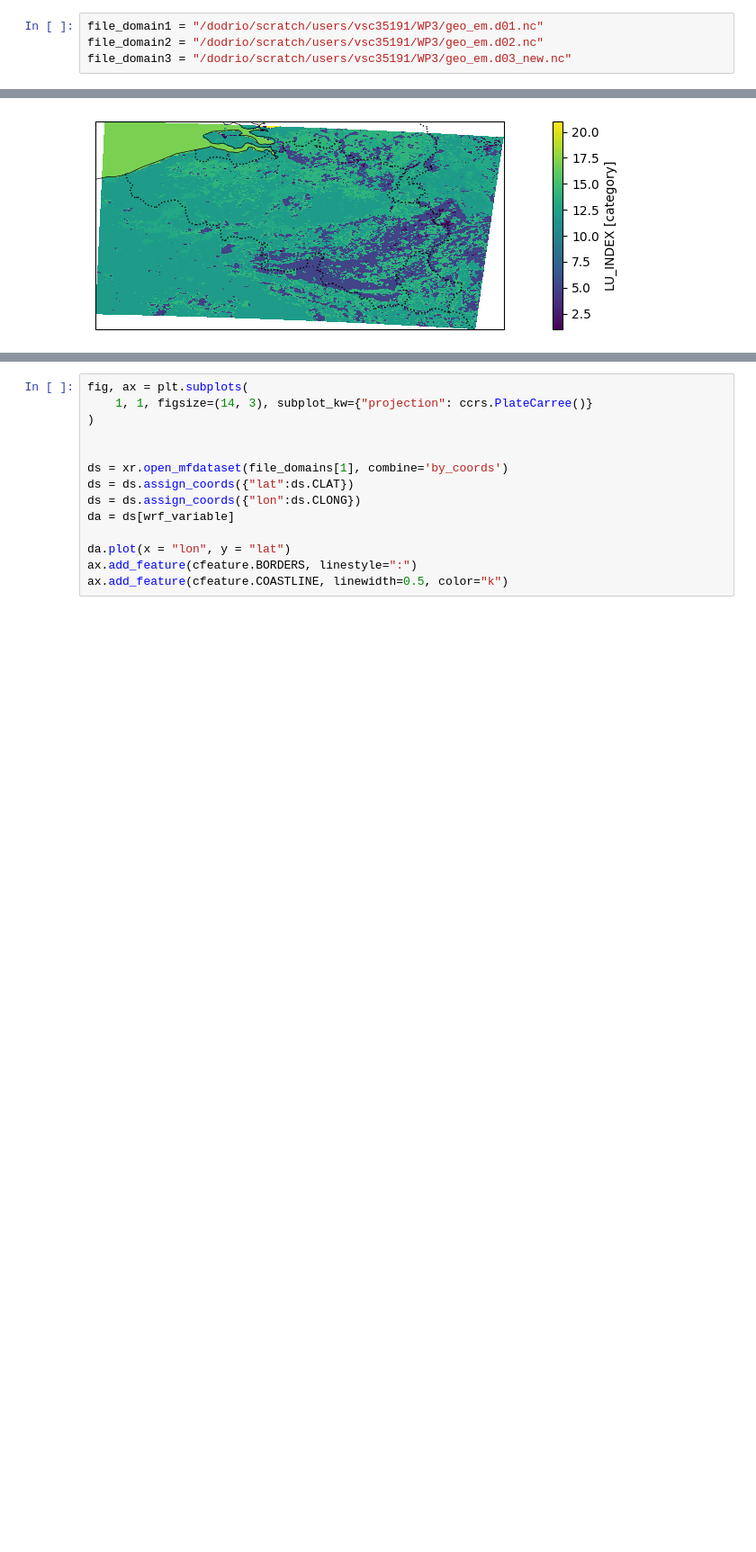
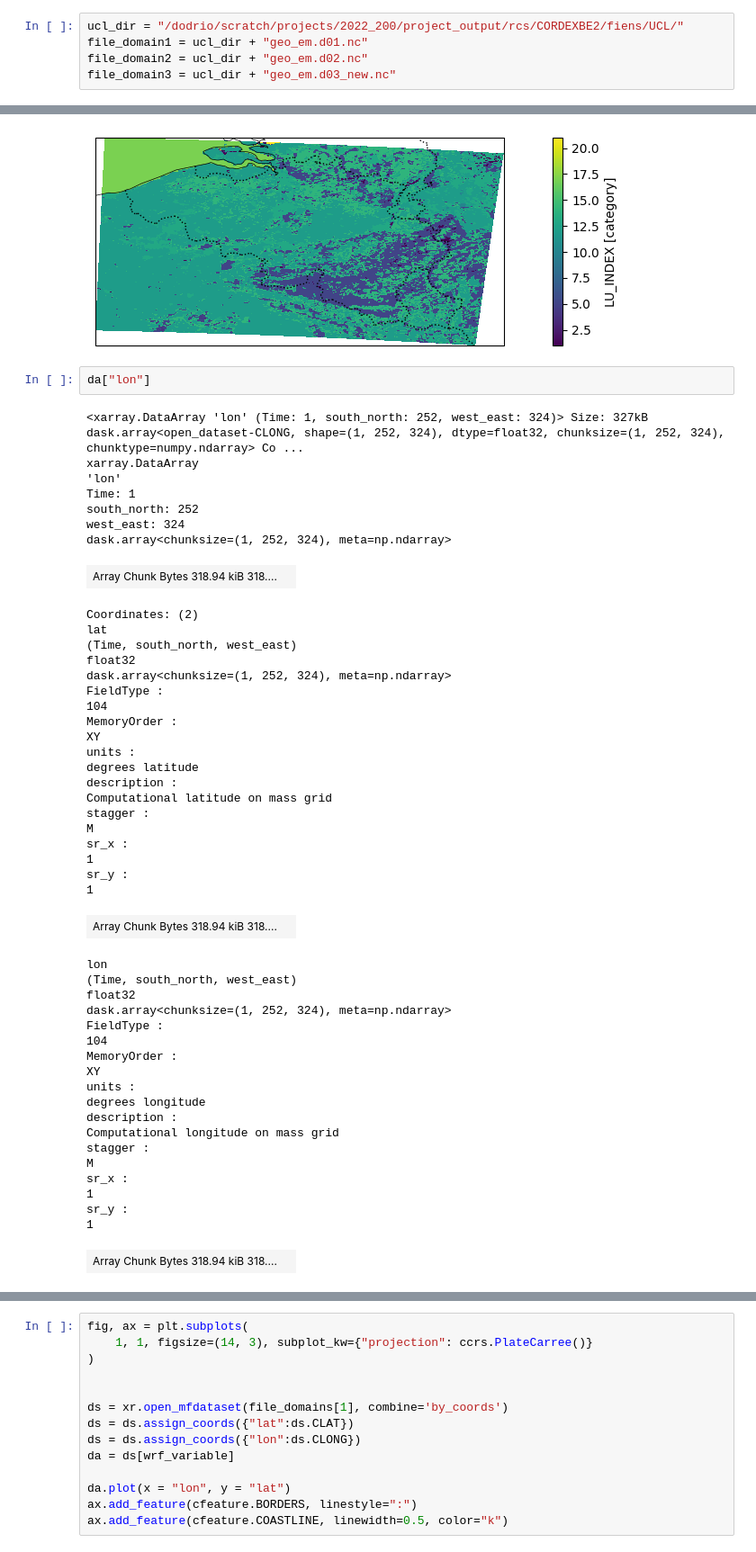
Before and after one commit to CORDEX-be2/ValEnsPy, a Jupyter notebook: analysis_ucl/visualize_wrf_grids.ipynb, the cells around one changed output, grey strips where cells are left out. Shown at 90% size. Cells and saved outputs as stored; diff of their text form; blank space fills up the shorter version.

```diff
--- a/analysis_ucl/visualize_wrf_grids.ipynb
+++ b/analysis_ucl/visualize_wrf_grids.ipynb
@@ -26,9 +28,10 @@ manager = vp.InputManager(machine=machine)
 # %%
 wrf_variable = "LU_INDEX"
 # %%
-file_domain1 = "/dodrio/scratch/users/vsc35191/WP3/geo_em.d01.nc"
-file_domain2 = "/dodrio/scratch/users/vsc35191/WP3/geo_em.d02.nc"
-file_domain3 = "/dodrio/scratch/users/vsc35191/WP3/geo_em.d03_new.nc"
+ucl_dir = "/dodrio/scratch/projects/2022_200/project_output/rcs/CORDEXBE2/fiens/UCL/"
+file_domain1 = ucl_dir + "geo_em.d01.nc"
+file_domain2 = ucl_dir + "geo_em.d02.nc"
+file_domain3 = ucl_dir + "geo_em.d03_new.nc"
 # %%
 file_domains = [file_domain1, file_domain2, file_domain3]
 # %% [markdown]
@@ -50,3 +53,53 @@ ax.add_feature(cfeature.COASTLINE, linewidth=0.5, color="k")
 # %% [output]
 <cartopy.mpl.feature_artist.FeatureArtist at 0x...>
 [figure]
+# %%
+da["lon"]
+# %% [output]
+<xarray.DataArray 'lon' (Time: 1, south_north: 252, west_east: 324)> Size: 327kB dask.array<open_dataset-CLONG, shape=(1, 252, 324), dtype=float32, chunksize=(1, 252, 324), chunktype=numpy.ndarray> Co ...
+xarray.DataArray
+'lon'
+Time: 1
+south_north: 252
+west_east: 324
+dask.array<chunksize=(1, 252, 324), meta=np.ndarray>
+| Array Chunk Bytes 318.94 kiB 318.... |  |
+Coordinates: (2)
+lat
+(Time, south_north, west_east)
+float32
+dask.array<chunksize=(1, 252, 324), meta=np.ndarray>
+FieldType :
+104
+MemoryOrder :
+XY
+units :
+degrees latitude
+description :
+Computational latitude on mass grid
+stagger :
+M
+sr_x :
+1
+sr_y :
+1
+| Array Chunk Bytes 318.94 kiB 318.... |  |
+lon
+(Time, south_north, west_east)
+float32
+dask.array<chunksize=(1, 252, 324), meta=np.ndarray>
+FieldType :
+104
+MemoryOrder :
+XY
+units :
+degrees longitude
+description :
+Computational longitude on mass grid
+stagger :
+M
+sr_x :
+1
+sr_y :
+1
+| Array Chunk Bytes 318.94 kiB 318.... |  |
```
Also changed, not shown: parts of 2 cells of this notebook, 4 other files.
